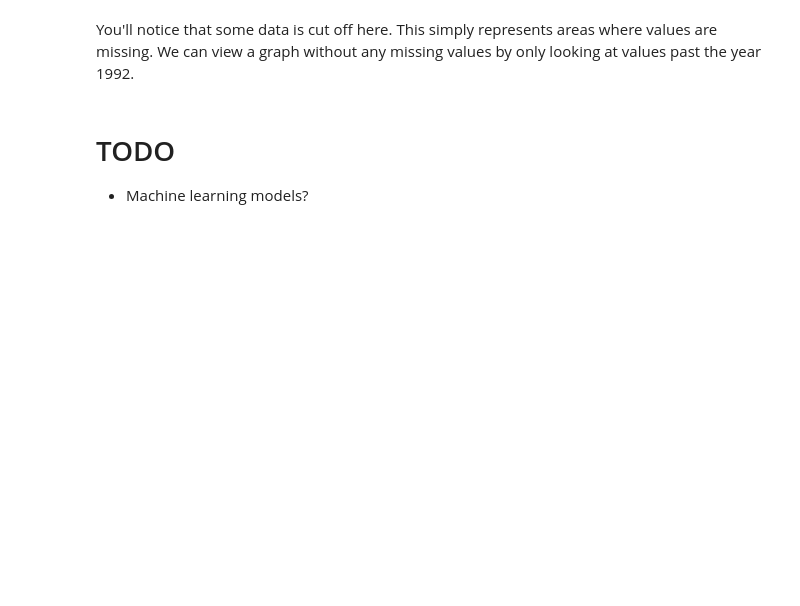
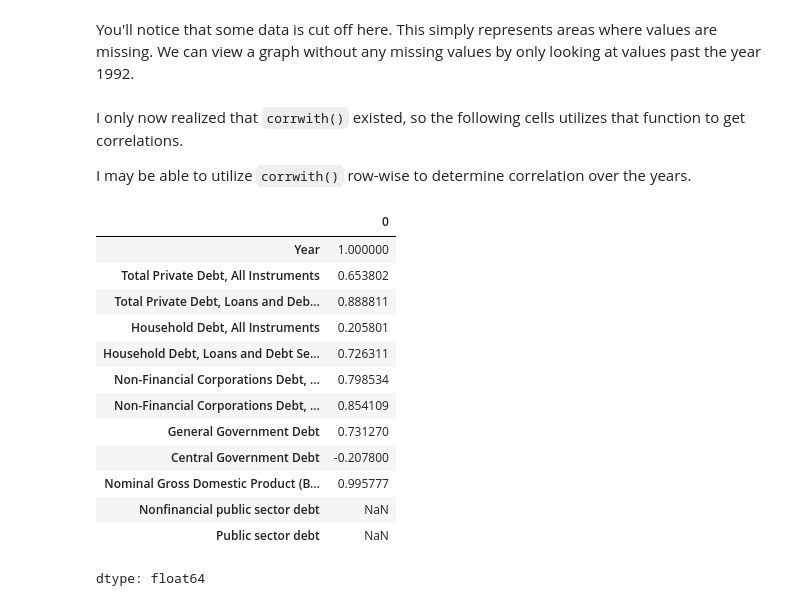
Before and after one commit to kurealnum/dsrp-2025, a Jupyter notebook: DSRP_Global_Debt.ipynb, the cells around one changed output. Drawn from its saved outputs; the diff is of its cells as text; code cells hidden in the pictures; blank space fills up the shorter version.

```diff
--- a/DSRP_Global_Debt.ipynb
+++ b/DSRP_Global_Debt.ipynb
@@ -720,7 +454,24 @@ plt.ylabel("Central goverment debt as a % of GDP")
 plt.title("Central goverment debt as a % of GDP for listed countries after 1992, by year")
 plt.legend()
 plt.show()
-# %% [markdown]
-# TODO
-
-- Machine learning models?
+# %% [markdown]
+I only now realized that `corrwith()` existed, so the following cells utilizes that function to get correlations.
+
+I may be able to utilize `corrwith()` row-wise to determine correlation over the years.
+# %%
+us_debt_database_df.corrwith(canada_debt_database_df)
+# %% [output]
+|  | 0 |
+| Year | 1.000000 |
+| Total Private Debt, All Instruments | 0.653802 |
+| Total Private Debt, Loans and Deb... | 0.888811 |
+| Household Debt, All Instruments | 0.205801 |
+| Household Debt, Loans and Debt Se... | 0.726311 |
+| Non-Financial Corporations Debt, ... | 0.798534 |
+| Non-Financial Corporations Debt, ... | 0.854109 |
+| General Government Debt | 0.731270 |
+| Central Government Debt | -0.207800 |
+| Nominal Gross Domestic Product (B... | 0.995777 |
+| Nonfinancial public sector debt | NaN |
+| Public sector debt | NaN |
+dtype: float64
```
Also changed, not shown: parts of 73 cells of this notebook.
